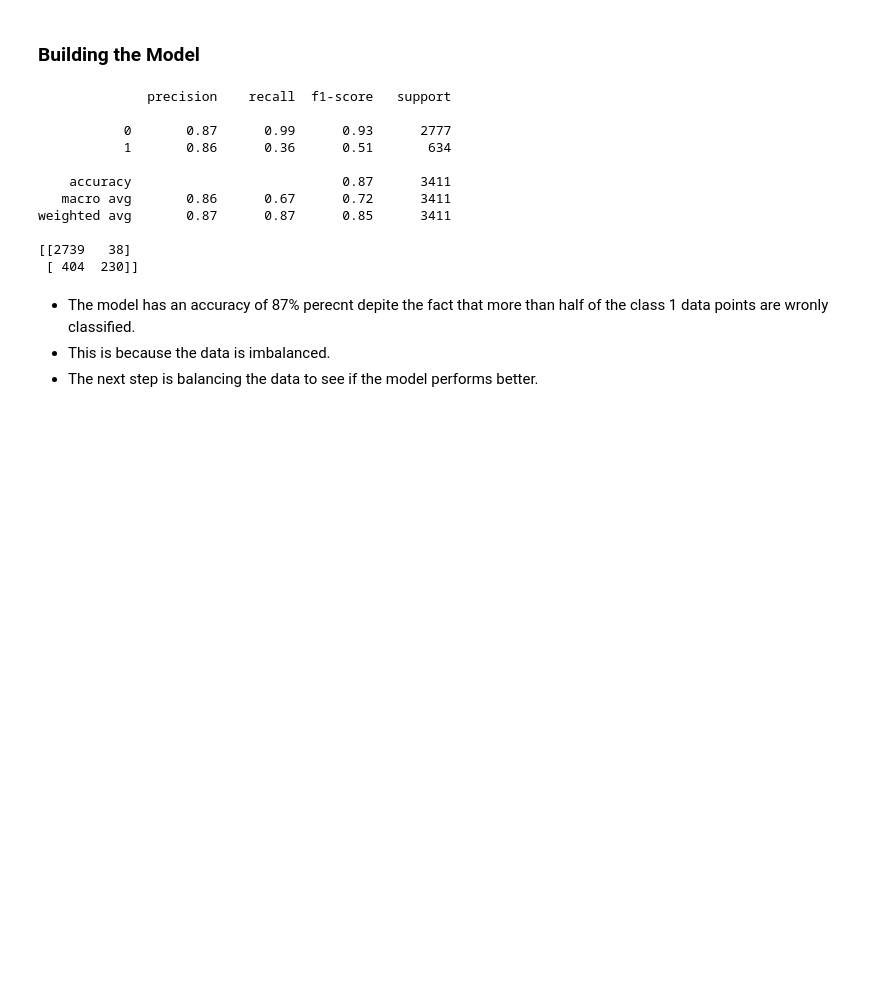
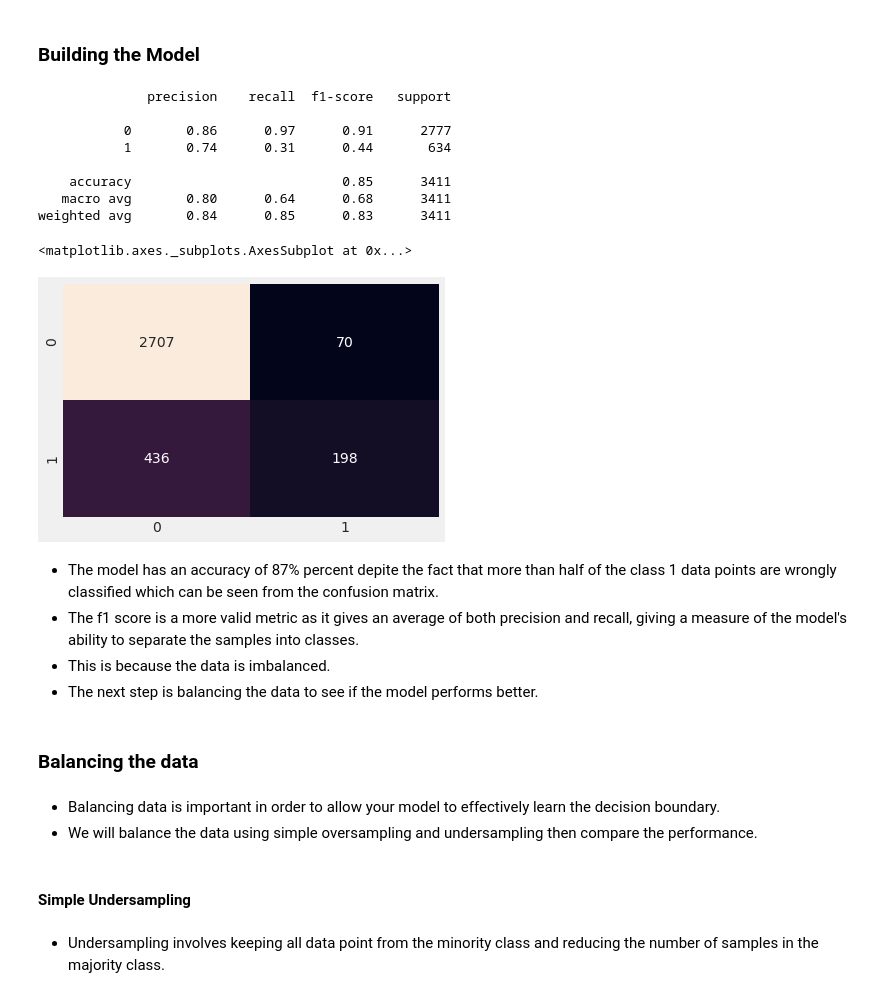
Before and after one commit to natbernard/Disaster-Tweets, a Jupyter notebook: Disaster Tweets.ipynb, the cells around one changed output. Saved outputs shown, nothing was run; the diff lists cells and outputs as text; code cells hidden in the pictures; blank space fills up the shorter version.

```diff
--- a/Disaster Tweets.ipynb
+++ b/Disaster Tweets.ipynb
@@ -251,30 +249,39 @@ y = df['target']
 X_train, X_test, y_train, y_test = train_test_split(X, y, test_size = 0.3, random_state = 101, stratify = y)
 
 # vectorizing the text data
-tfidf = TfidfVectorizer(min_df=3, max_df=0.5, analyzer='char_wb', ngram_range=(3,5))
+tfidf = TfidfVectorizer(min_df=3, max_df=0.5, analyzer='char_wb', ngram_range=(3,5), max_features = 1000)
 X_train_vec = tfidf.fit_transform(X_train)
 X_test_vec = tfidf.transform(X_test)
 # %%
 # creating the model
 logreg = LogisticRegression()
 logreg.fit(X_train_vec, y_train)
 y_pred = logreg.predict(X_test_vec)
 
 print(classification_report(y_test, y_pred))
-print(confusion_matrix(y_test, y_pred))
+sns.heatmap(confusion_matrix(y_test, y_pred), annot = True, fmt = 'g', cbar = False)
 # %% [output]
               precision    recall  f1-score   support
 
-           0       0.87      0.99      0.93      2777
-           1       0.86      0.36      0.51       634
+           0       0.86      0.97      0.91      2777
+           1       0.74      0.31      0.44       634
 
-    accuracy                           0.87      3411
-   macro avg       0.86      0.67      0.72      3411
-weighted avg       0.87      0.87      0.85      3411
-
-[[2739   38]
- [ 404  230]]
+    accuracy                           0.85      3411
+   macro avg       0.80      0.64      0.68      3411
+weighted avg       0.84      0.85      0.83      3411
+<matplotlib.axes._subplots.AxesSubplot at 0x...>
+[figure, added]
 # %% [markdown]
-- The model has an accuracy of 87% perecnt depite the fact that more than half of the class 1 data points are wronly classified.
+- The model has an accuracy of 87% percent depite the fact that more than half of the class 1 data points are wrongly classified which can be seen from the confusion matrix.
+- The f1 score is a more valid metric as it gives an average of both precision and recall, giving a measure of the model's ability to separate the samples into classes.
 - This is because the data is imbalanced.
 - The next step is balancing the data to see if the model performs better.
+# %% [markdown]
+### Balancing the data
+# %% [markdown]
+- Balancing data is important in order to allow your model to effectively learn the decision boundary.
+- We will balance the data using simple oversampling and undersampling then compare the performance.
+# %% [markdown]
+#### Simple Undersampling
+# %% [markdown]
+- Undersampling involves keeping all data point from the minority class and reducing the number of samples in the majority class.
```
Also changed, not shown: parts of 9 cells of this notebook.
